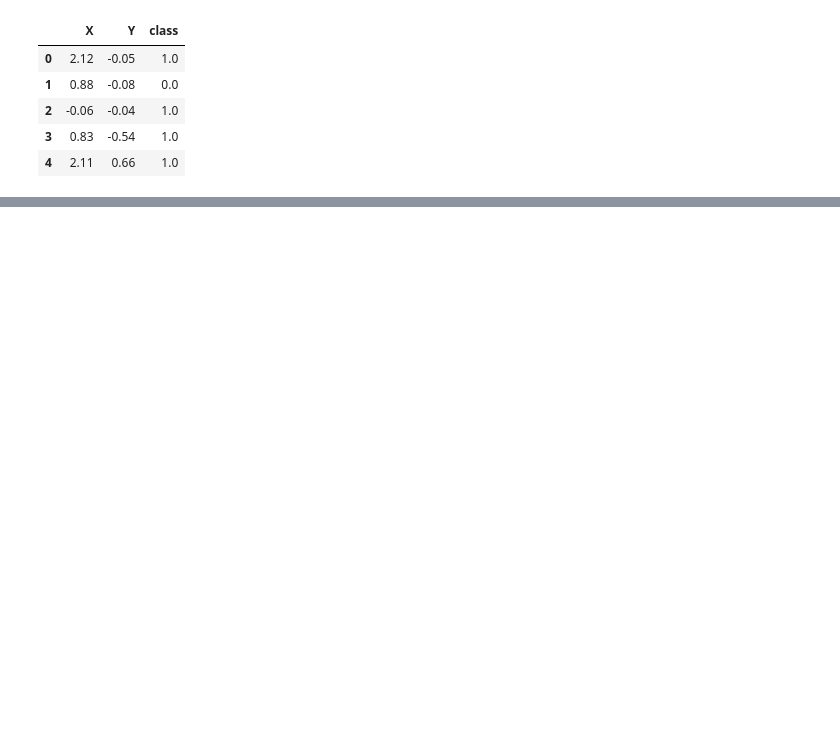
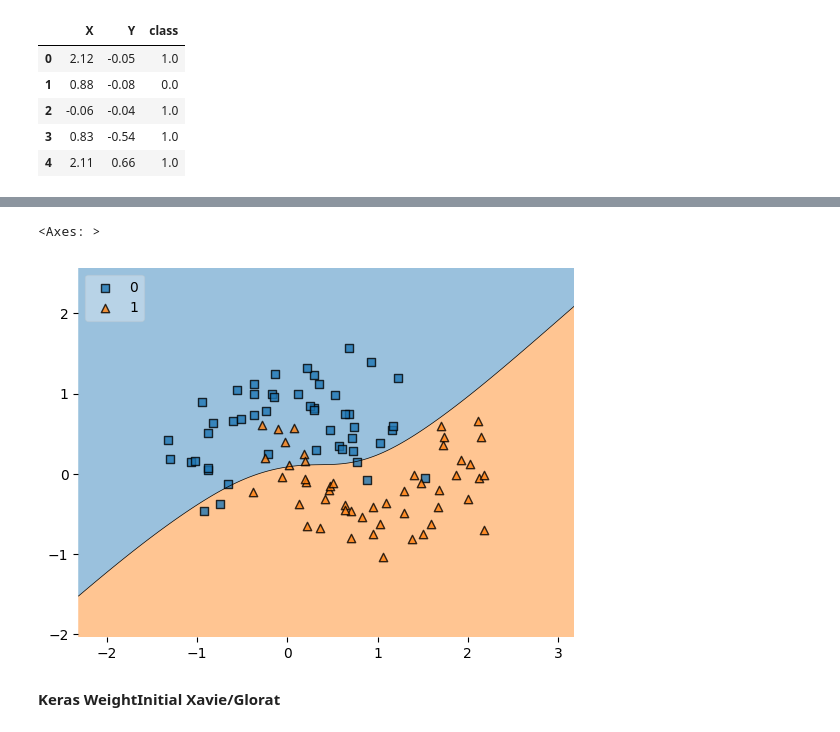
Before and after one commit to ajaykumar080286/DeepLearning, a Jupyter notebook: Xavier_Glorat.ipynb, the cells around one changed output, grey strips where cells are left out. Saved outputs shown, nothing was run; the diff lists cells and outputs as text; code cells hidden in the pictures; blank space fills up the shorter version.

```diff
--- a/Xavier_Glorat.ipynb
+++ b/Xavier_Glorat.ipynb
@@ -25,0 +68,11 @@ df.head()
+# %%
+initial_weights[0]=np.random.randn(initial_weights[0].shape[0],initial_weights[0].shape[1])*np.sqrt(1/2)
+initial_weights[1]=np.zeros(initial_weights[1].shape)
+initial_weights[2]=np.random.randn(initial_weights[2].shape[0],initial_weights[2].shape[1])*np.sqrt(1/10)
+initial_weights[3]=np.zeros(initial_weights[3].shape)
+initial_weights[4]=np.random.randn(initial_weights[4].shape[0],initial_weights[4].shape[1])*np.sqrt(1/10)
+initial_weights[5]=np.zeros(initial_weights[5].shape)
+initial_weights[6]=np.random.randn(initial_weights[6].shape[0],initial_weights[6].shape[1])*np.sqrt(1/10)
+initial_weights[7]=np.zeros(initial_weights[7].shape)
+initial_weights[8]=np.random.randn(initial_weights[8].shape[0],initial_weights[8].shape[1])*np.sqrt(1/10)
+initial_weights[9]=np.zeros(initial_weights[9].shape)
@@ -25,0 +99,6 @@ df.head()
+# %%
+model.set_weights(initial_weights)
+# %%
+model.compile(optimizer='Adam', loss='binary_crossentropy', metrics=['accuracy'])
+# %%
+history = model.fit(X,y,epochs=100,validation_split=0.2)
@@ -25,0 +143,5 @@ df.head()
+# %%
+from mlxtend.plotting import plot_decision_regions
+
+plot_decision_regions(X.values,y.values.astype('int'), clf=model, legend=2)
+# %% [output]
@@ -25,0 +149,4 @@ df.head()
+<Axes: >
+[figure, added]
+# %% [markdown]
+**Keras WeightInitial Xavie/Glorat**
```
Also changed, not shown: parts of 17 cells of this notebook.
